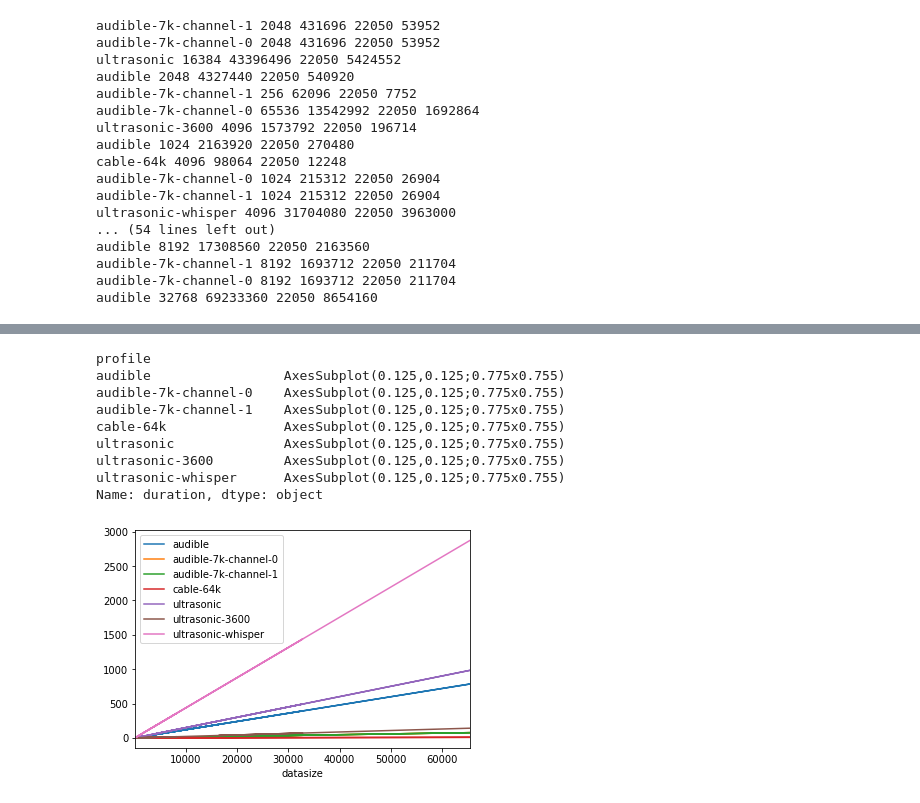
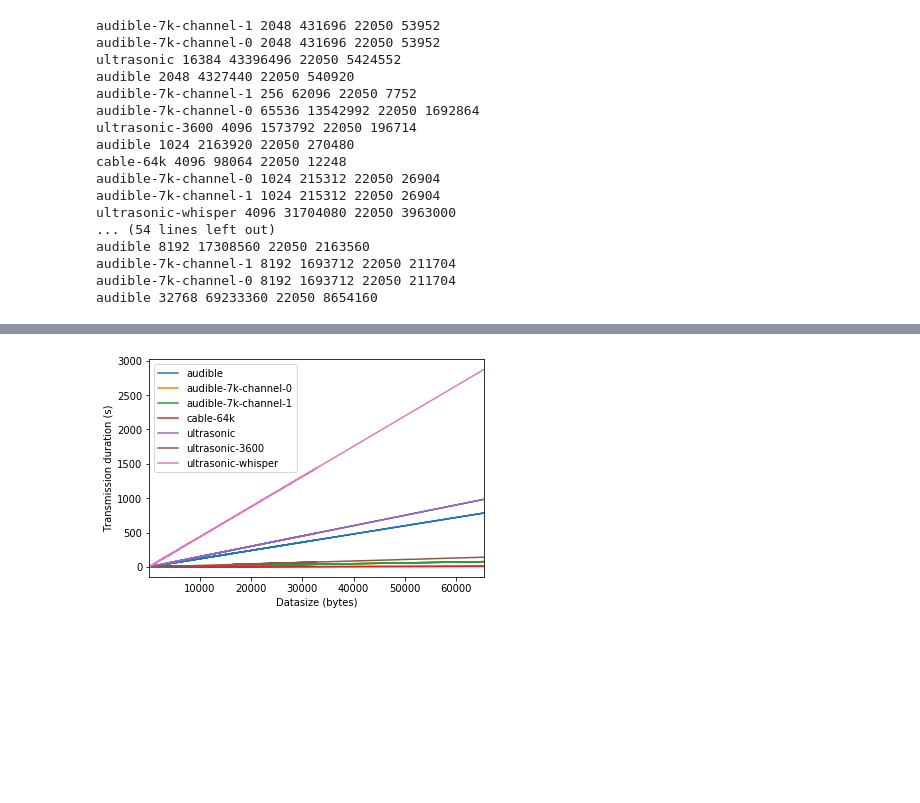
Before and after one commit to jonashoechst/quiet-test, a Jupyter notebook: quiet-stats.ipynb, the cells around one changed output, grey strips where cells are left out. Cells and saved outputs as stored; diff of their text form; code cells hidden in the pictures; blank space fills up the shorter version.

Commit message:
added figure and updated notebook

```diff
--- a/quiet-stats.ipynb
+++ b/quiet-stats.ipynb
@@ -50,4 +50,9 @@ df["samples"] = pandas.to_numeric(df["samples"])
 df.sort_values(by=["profile", "datasize"])
 
 df["duration"] = df["samples"] / df["samplerate"]
+df["kbps"] = df["datasize"] / df["duration"] / 64
+#df = df[df['datasize'] <= 2048]
 df.set_index(["datasize"], inplace=True)
+for d in df.groupby("profile"):
+    print(d[0])
+    display(d[1].sort_values(by=["datasize"]))
@@ -54,17 +151,8 @@ df.set_index(["datasize"], inplace=True)
-# %%
-
-df.groupby('profile')['duration'].plot(legend=True)
-#df.groupby('ticker')['adj_close'].plot(legend=True)
-
-#df.plot(x="datasize", y="duration")
-# %% [output]
-profile
-audible                 AxesSubplot(0.125,0.125;0.775x0.755)
-audible-7k-channel-0    AxesSubplot(0.125,0.125;0.775x0.755)
-audible-7k-channel-1    AxesSubplot(0.125,0.125;0.775x0.755)
-cable-64k               AxesSubplot(0.125,0.125;0.775x0.755)
-ultrasonic              AxesSubplot(0.125,0.125;0.775x0.755)
-ultrasonic-3600         AxesSubplot(0.125,0.125;0.775x0.755)
-ultrasonic-whisper      AxesSubplot(0.125,0.125;0.775x0.755)
-Name: duration, dtype: object
-[figure, removed]
+# %%
+axs = df.groupby('profile')['duration'].plot(legend=True)
+axs[0].set_xlabel("Datasize (bytes)")
+axs[0].set_ylabel("Transmission duration (s)")
+
+plt.savefig("quiet_durations.pdf")
+# %% [output]
+[figure, added]
```
Also changed, not shown: parts of 1 cell of this notebook, 1 other file.
